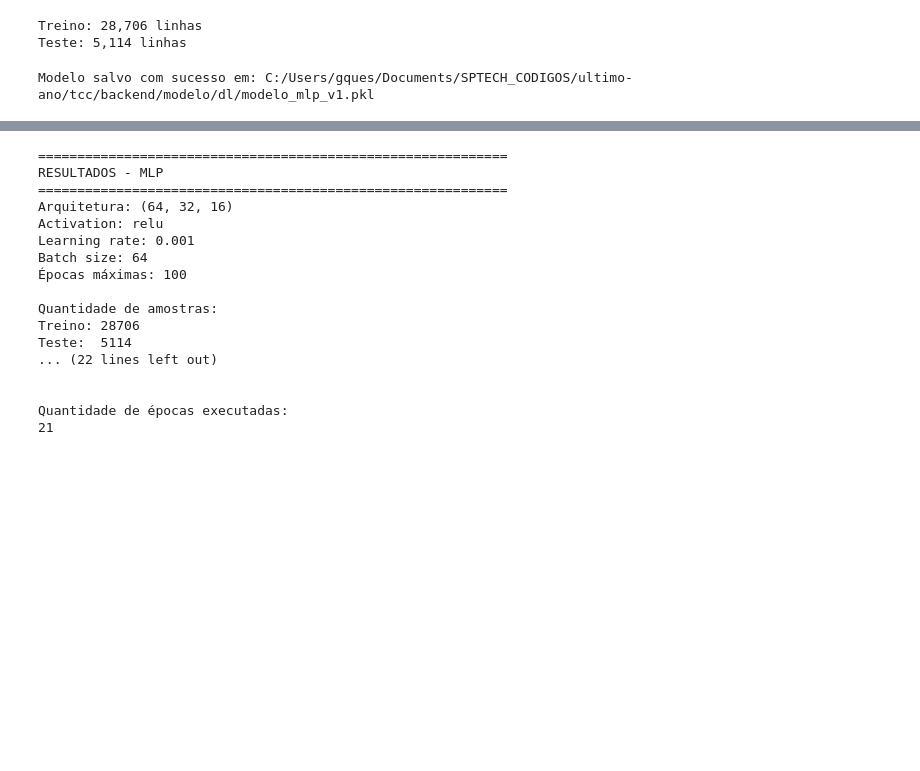
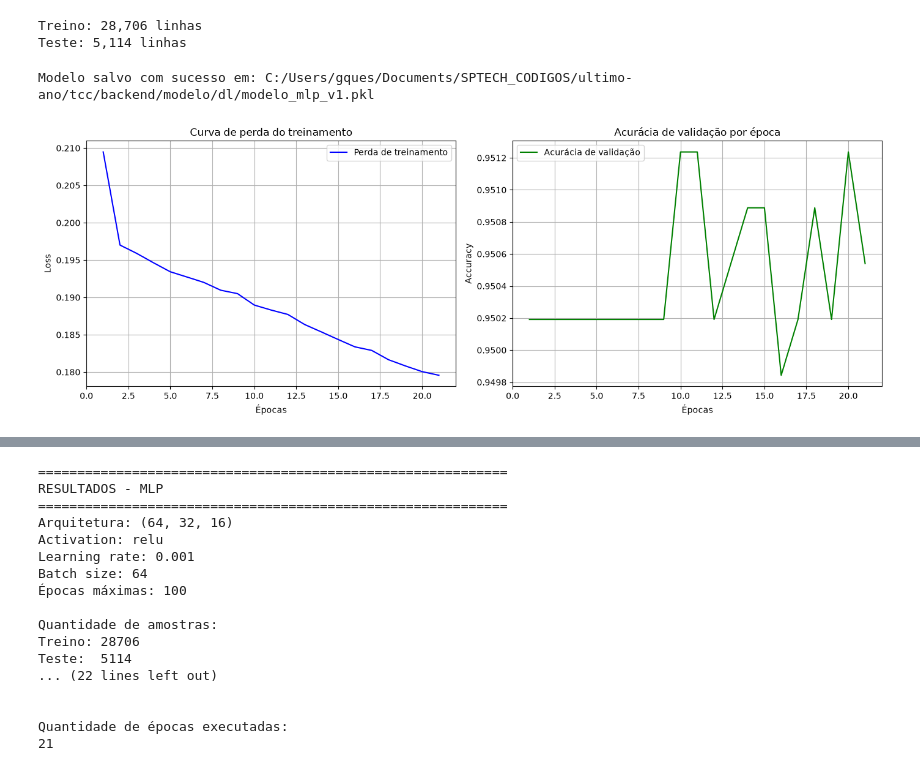
Before and after one commit to Last-Mile-Optimization/backend, a Jupyter notebook: modelo/dl/mpl-v1.ipynb, the cells around one changed output, grey strips where cells are left out. Drawn from its saved outputs; the diff is of its cells as text; code cells hidden in the pictures; blank space fills up the shorter version.

```diff
--- a/modelo/dl/mpl-v1.ipynb
+++ b/modelo/dl/mpl-v1.ipynb
@@ -198,30 +199,77 @@ mlp = MLPClassifier(
 )
 
 
 # ============================================================
 # 11. TREINAMENTO
 # ============================================================
 
 mlp.fit(
     X_train_scaled,
     y_train
 )
 
 
 # ============================================================
 # 11.1 SALVAMENTO DO MODELO
 # ============================================================
 modelo = {
     "model": mlp,
     "scaler": scaler,
     "features": X_train.columns.tolist()
 }
 
 caminho_modelo = "C:/Users/gques/Documents/SPTECH_CODIGOS/ultimo-ano/tcc/backend/modelo/dl/modelo_mlp_v1.pkl"
 
 with open(caminho_modelo, "wb") as arquivo:
     pickle.dump(modelo, arquivo)
 
 print(f"\nModelo salvo com sucesso em: {caminho_modelo}")
+
+
+# ============================================================
+# 11.2 GRÁFICOS DE TREINAMENTO E VALIDAÇÃO
+# ============================================================
+
+epocas = range(1, len(mlp.loss_curve_) + 1)
+
+fig, axes = plt.subplots(1, 2, figsize=(14, 5))
+
+# Gráfico 1 - Perda do treinamento
+axes[0].plot(
+    epocas,
+    mlp.loss_curve_,
+    label="Perda de treinamento",
+    color="blue"
+)
+
+axes[0].set_title("Curva de perda do treinamento")
+axes[0].set_xlabel("Épocas")
+axes[0].set_ylabel("Loss")
+axes[0].grid(True)
+axes[0].legend()
+
+# Gráfico 2 - Acurácia de validação
+if mlp.validation_scores_ is not None:
+    epocas_validacao = range(
+        1,
+        len(mlp.validation_scores_) + 1
+    )
+
+    axes[1].plot(
+        epocas_validacao,
+        mlp.validation_scores_,
+        label="Acurácia de validação",
+        color="green"
+    )
+
+    axes[1].set_title("Acurácia de validação por época")
+    axes[1].set_xlabel("Épocas")
+    axes[1].set_ylabel("Accuracy")
+    axes[1].grid(True)
+    axes[1].legend()
+
+plt.tight_layout()
+plt.show()
 # %% [output]
 Modelo salvo com sucesso em: C:/Users/gques/Documents/SPTECH_CODIGOS/ultimo-ano/tcc/backend/modelo/dl/modelo_mlp_v1.pkl
+[figure, added]
```
Also changed, not shown: parts of 2 cells of this notebook, 5 other files.
